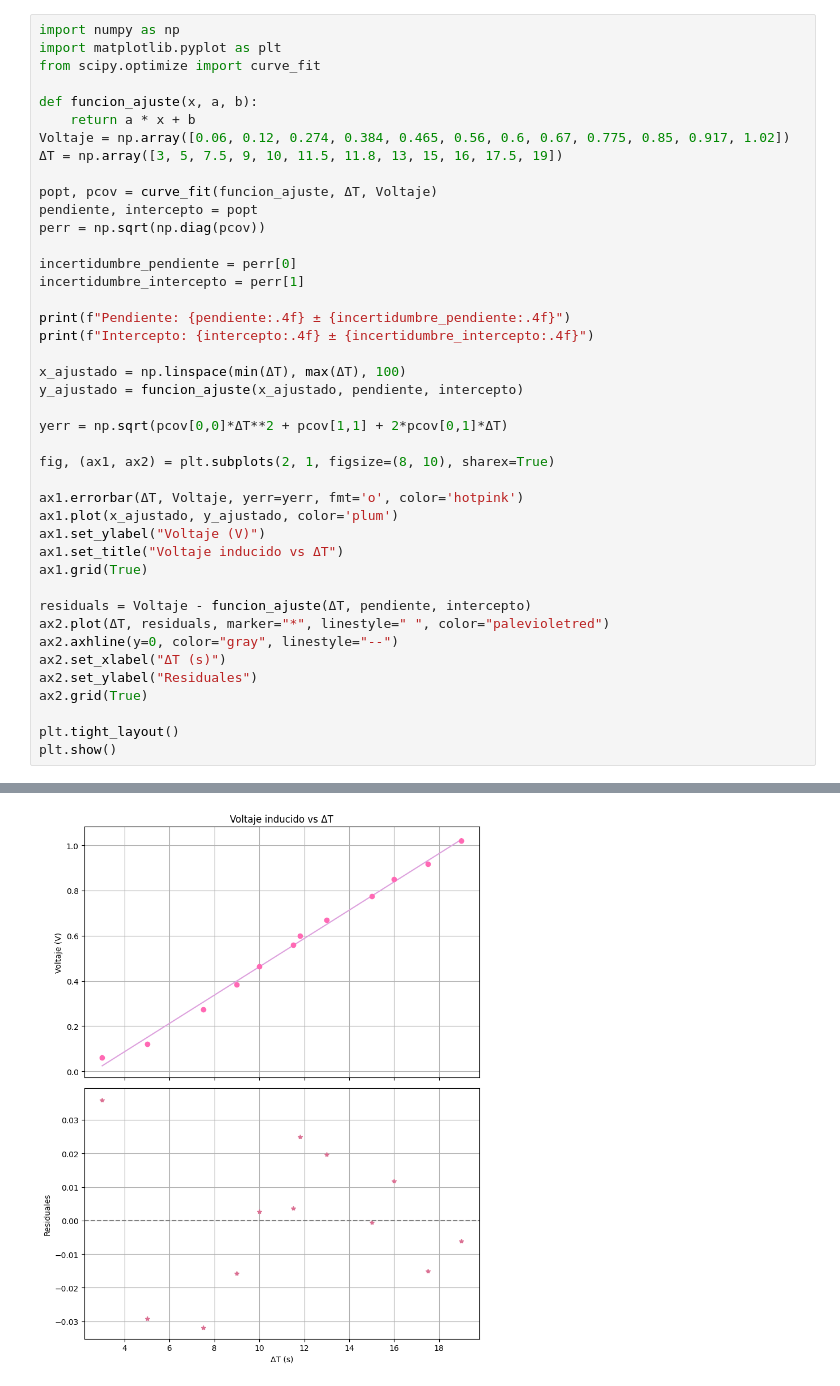
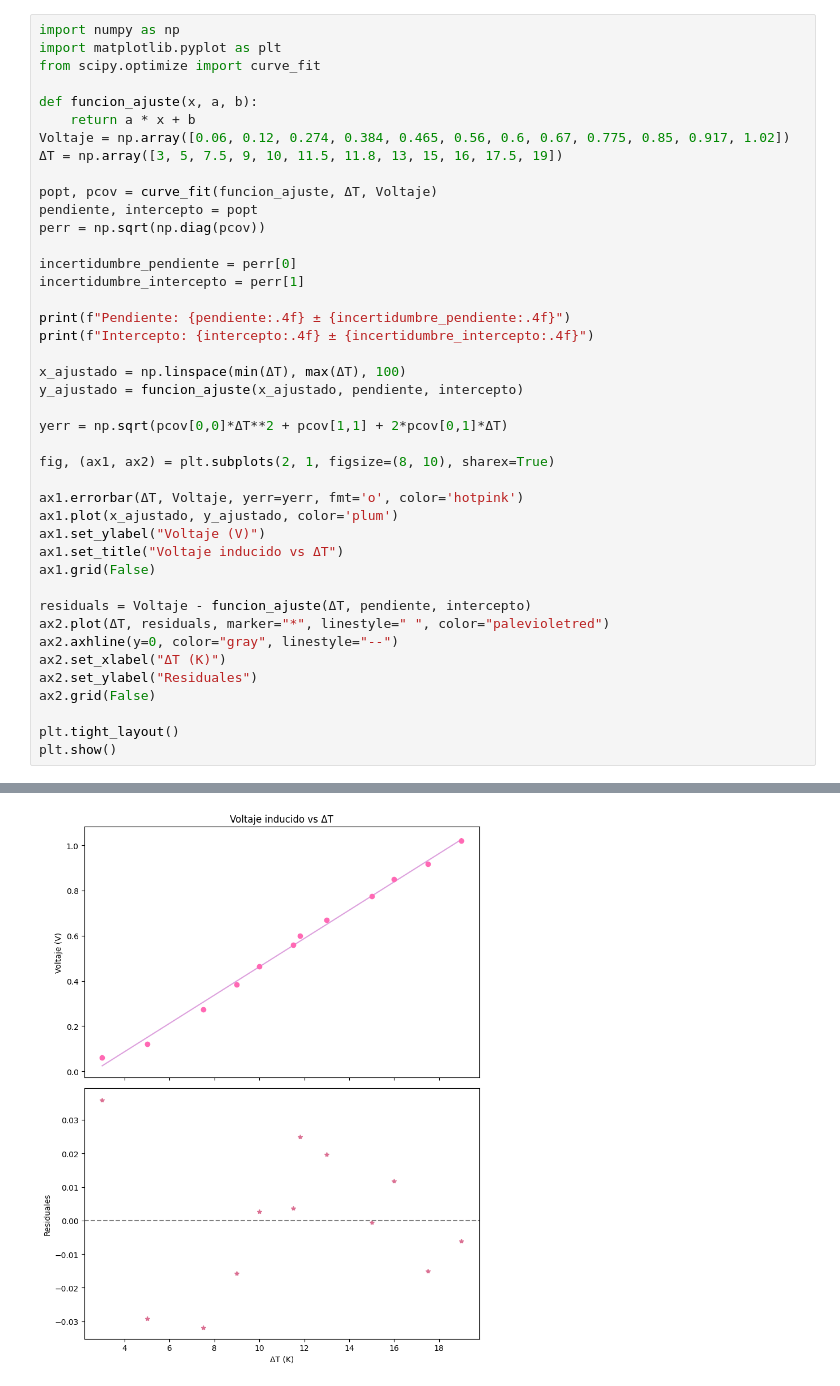
Before and after one commit to mafegomez-c/Laboratorio-fisica-moderna, a Jupyter notebook: Termogenerador.ipynb, the cells around one changed output, grey strips where cells are left out. Drawn from its saved outputs; the diff is of its cells as text.

```diff
--- a/Termogenerador.ipynb
+++ b/Termogenerador.ipynb
@@ -15,37 +15,37 @@ pendiente, intercepto = popt
 perr = np.sqrt(np.diag(pcov))
 
 incertidumbre_pendiente = perr[0]
 incertidumbre_intercepto = perr[1]
 
 print(f"Pendiente: {pendiente:.4f} ± {incertidumbre_pendiente:.4f}")
 print(f"Intercepto: {intercepto:.4f} ± {incertidumbre_intercepto:.4f}")
 
 x_ajustado = np.linspace(min(ΔT), max(ΔT), 100)
 y_ajustado = funcion_ajuste(x_ajustado, pendiente, intercepto)
 
 yerr = np.sqrt(pcov[0,0]*ΔT**2 + pcov[1,1] + 2*pcov[0,1]*ΔT)
 
 fig, (ax1, ax2) = plt.subplots(2, 1, figsize=(8, 10), sharex=True)
 
 ax1.errorbar(ΔT, Voltaje, yerr=yerr, fmt='o', color='hotpink')
 ax1.plot(x_ajustado, y_ajustado, color='plum')
 ax1.set_ylabel("Voltaje (V)")
 ax1.set_title("Voltaje inducido vs ΔT")
-ax1.grid(True)
+ax1.grid(False)
 
 residuals = Voltaje - funcion_ajuste(ΔT, pendiente, intercepto)
 ax2.plot(ΔT, residuals, marker="*", linestyle=" ", color="palevioletred")
 ax2.axhline(y=0, color="gray", linestyle="--")
-ax2.set_xlabel("ΔT (s)")
+ax2.set_xlabel("ΔT (K)")
 ax2.set_ylabel("Residuales")
-ax2.grid(True)
+ax2.grid(False)
 
 plt.tight_layout()
 plt.show()
 # %% [output]
 Pendiente: 0.0626 ± 0.0013
 Intercepto: -0.1638 ± 0.0168
-[figure, old version]
+[figure, new version]
 # %%
 import numpy as np
 import matplotlib.pyplot as plt
```
Also changed, not shown: parts of 3 cells of this notebook.
